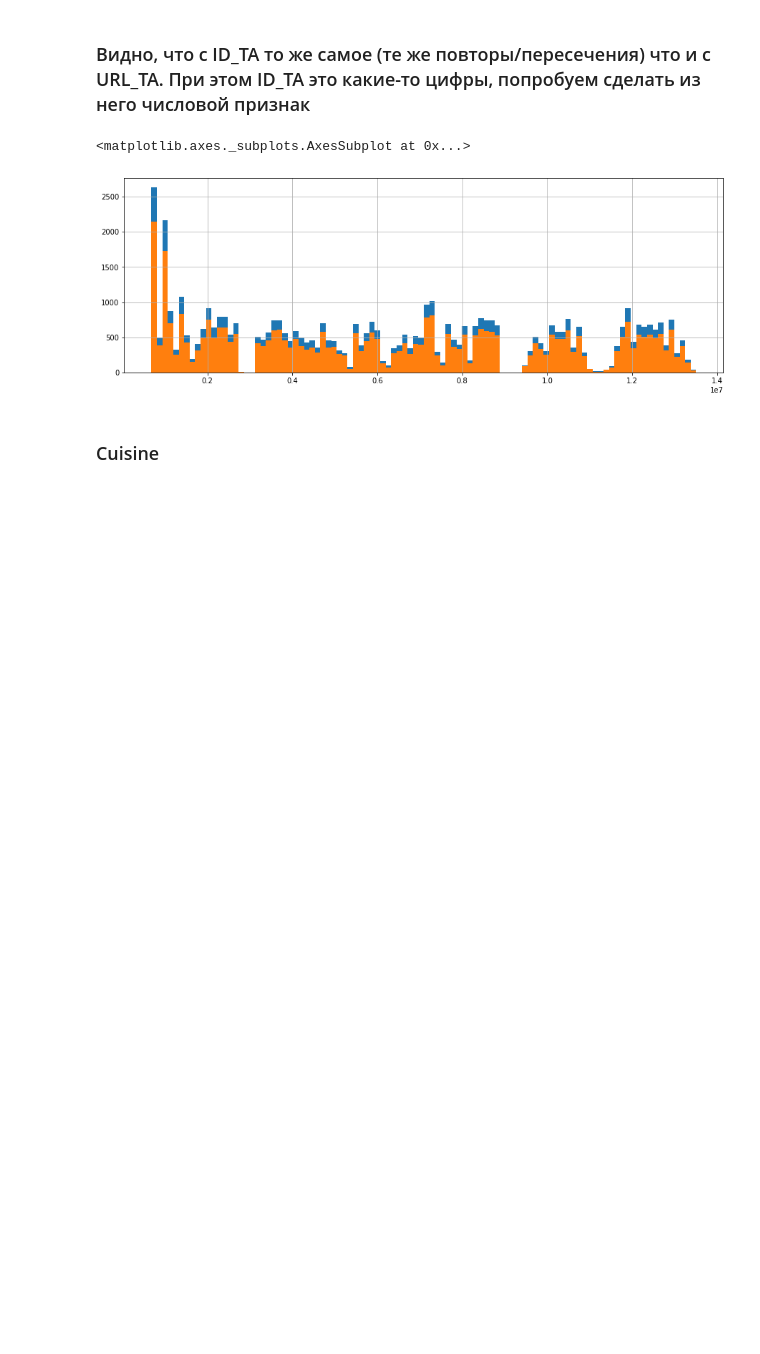
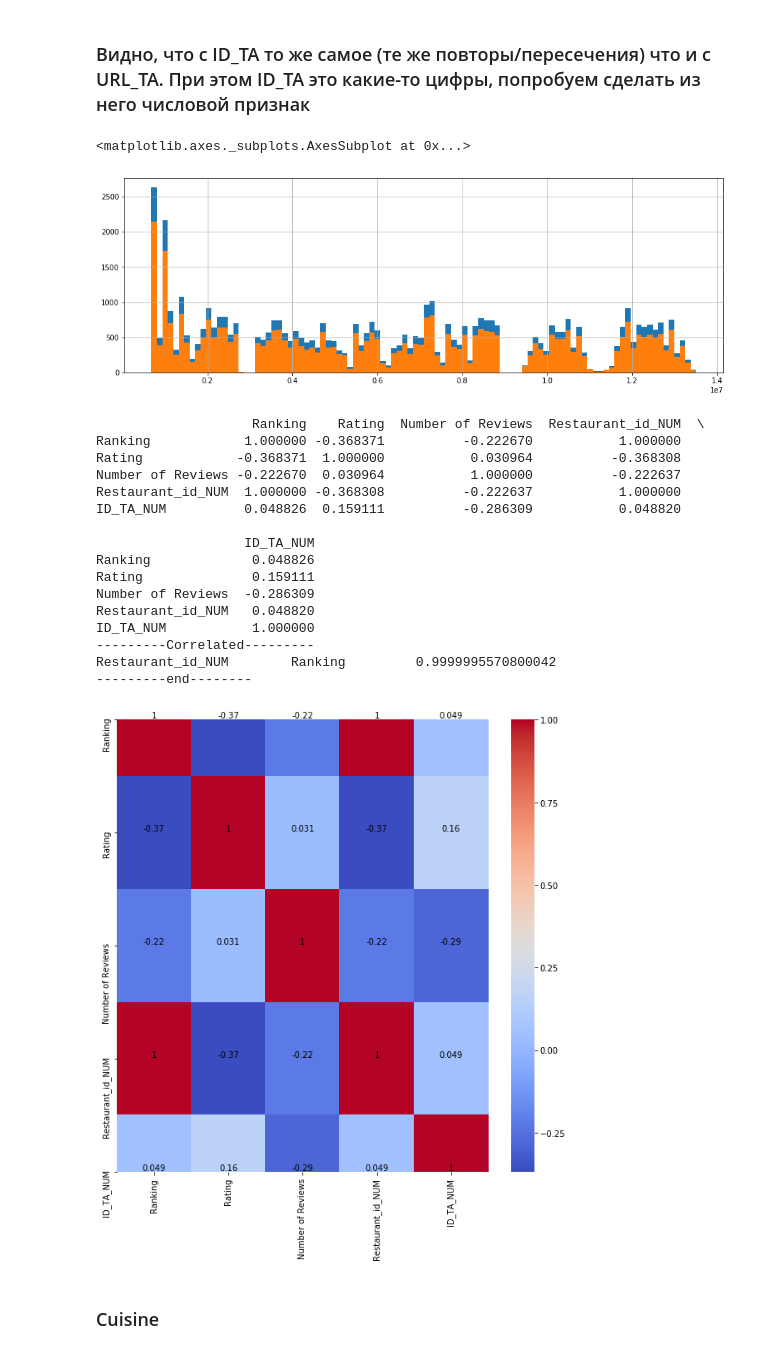
Before and after one commit to M1kaellAli/skcourse_projects, a Jupyter notebook: module_3/unit3.project3.ipynb, the cells around one changed output. Cells and saved outputs as stored; diff of their text form; code cells hidden in the pictures; blank space fills up the shorter version.

```diff
--- a/module_3/unit3.project3.ipynb
+++ b/module_3/unit3.project3.ipynb
@@ -565,3 +700,23 @@ df_train['ID_TA_NUM'] = df_train['ID_TA'].apply(lambda x: idta_to_num(x))
 # %% [output]
 <matplotlib.axes._subplots.AxesSubplot at 0x...>
 [figure]
+# %%
+correlation_workflow(df_train.drop(['sample'], axis=1), 0.7, 0.1, 10)
+# %% [output]
+                    Ranking    Rating  Number of Reviews  Restaurant_id_NUM  \
+Ranking            1.000000 -0.368371          -0.222670           1.000000
+Rating            -0.368371  1.000000           0.030964          -0.368308
+Number of Reviews -0.222670  0.030964           1.000000          -0.222637
+Restaurant_id_NUM  1.000000 -0.368308          -0.222637           1.000000
+ID_TA_NUM          0.048826  0.159111          -0.286309           0.048820
+
+                   ID_TA_NUM
+Ranking             0.048826
+Rating              0.159111
+Number of Reviews  -0.286309
+Restaurant_id_NUM   0.048820
+ID_TA_NUM           1.000000
+---------Correlated---------
+Restaurant_id_NUM        Ranking         0.9999995570800042
+---------end--------
+[figure, added]
```
Also changed, not shown: parts of 47 cells of this notebook.
